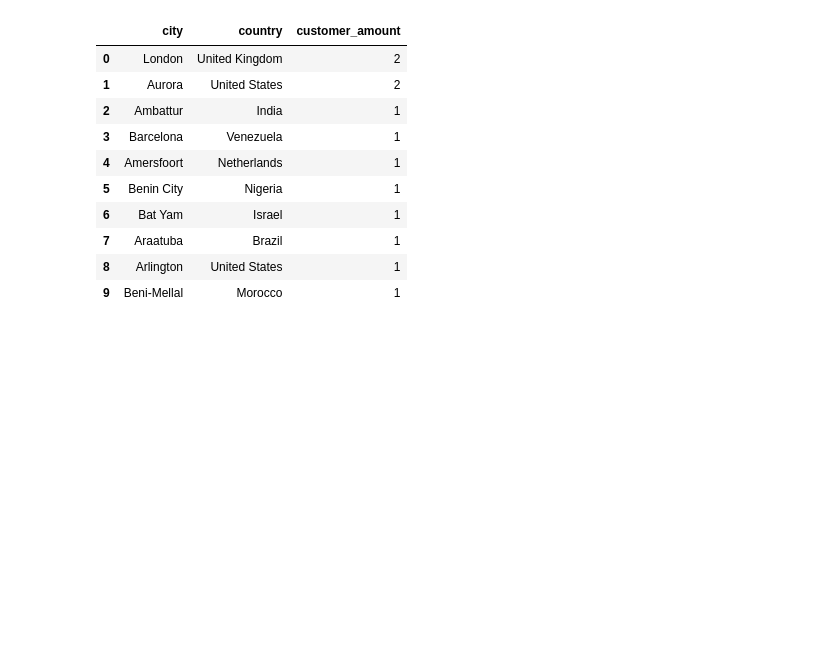
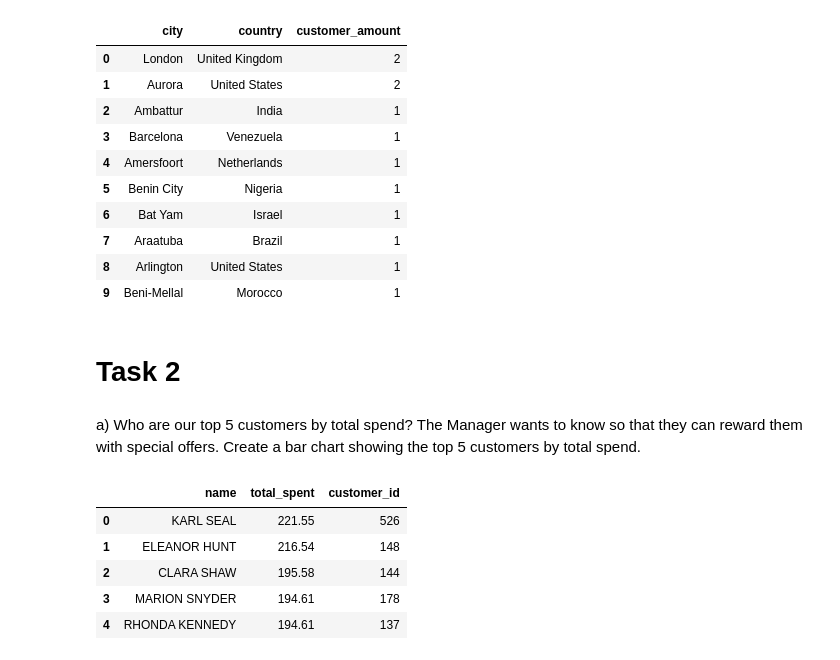
Before and after one commit to luckepucke6/sakila_lab_lucas_lindh, a Jupyter notebook: notebooks/eda_sakila.ipynb, the cells around one changed output. Drawn from its saved outputs; the diff is of its cells as text; code cells hidden in the pictures; blank space fills up the shorter version.

Commit message:
Task 2 a)

```diff
--- a/notebooks/eda_sakila.ipynb
+++ b/notebooks/eda_sakila.ipynb
@@ -422,3 +422,28 @@ LIMIT 10;""").df()
 | 7 | Araatuba | Brazil | 1 |
 | 8 | Arlington | United States | 1 |
 | 9 | Beni-Mellal | Morocco | 1 |
+# %% [markdown]
+# Task 2
+# %% [markdown]
+a) Who are our top 5 customers by total spend? The Manager wants to know so that they can reward them with special offers. Create a bar chart showing the top 5 customers by total spend.
+# %%
+top_spenders = con.sql("""--sql
+SELECT
+    first_name || ' ' || last_name AS name,
+    SUM(p.amount) AS total_spent,
+    c.customer_id
+FROM
+    customer c
+JOIN payment p ON p.customer_id = c.customer_id
+GROUP BY name, c.customer_id
+ORDER BY total_spent DESC
+LIMIT 5;""").df()
+
+top_spenders
+# %% [output]
+|  | name | total_spent | customer_id |
+| 0 | KARL SEAL | 221.55 | 526 |
+| 1 | ELEANOR HUNT | 216.54 | 148 |
+| 2 | CLARA SHAW | 195.58 | 144 |
+| 3 | MARION SNYDER | 194.61 | 178 |
+| 4 | RHONDA KENNEDY | 194.61 | 137 |
```
Also changed, not shown: parts of 1 cell of this notebook, 1 other file.
